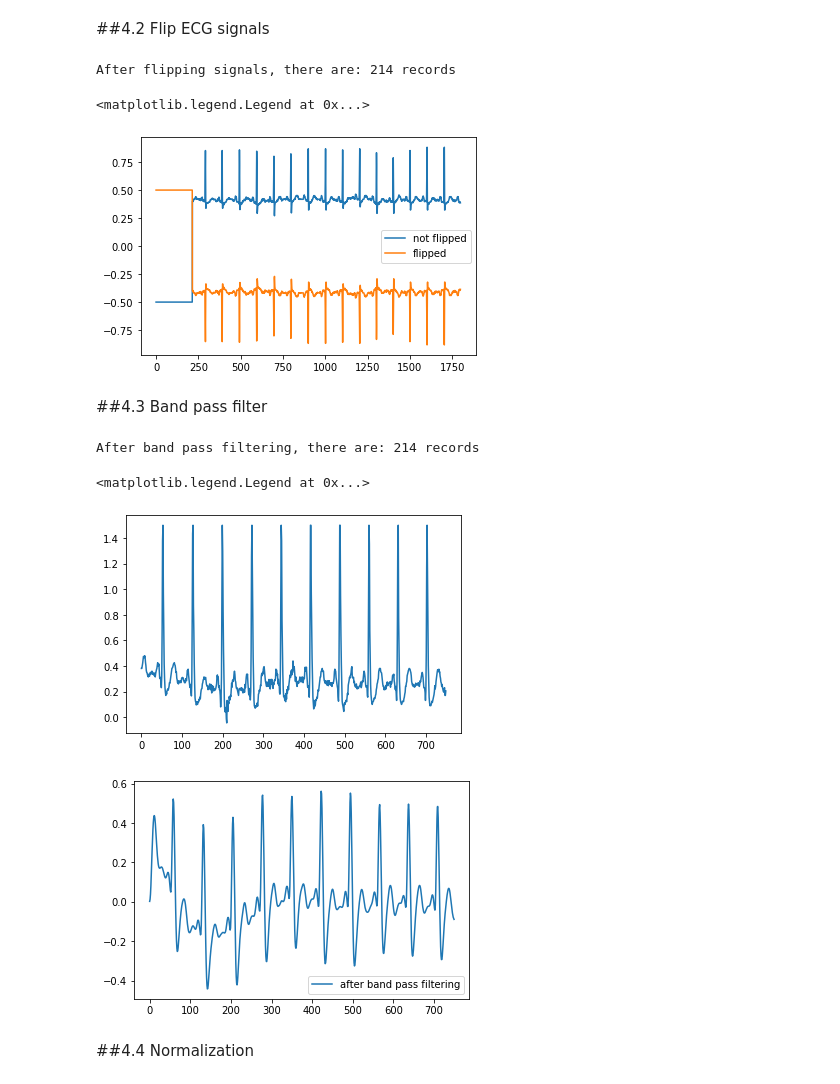
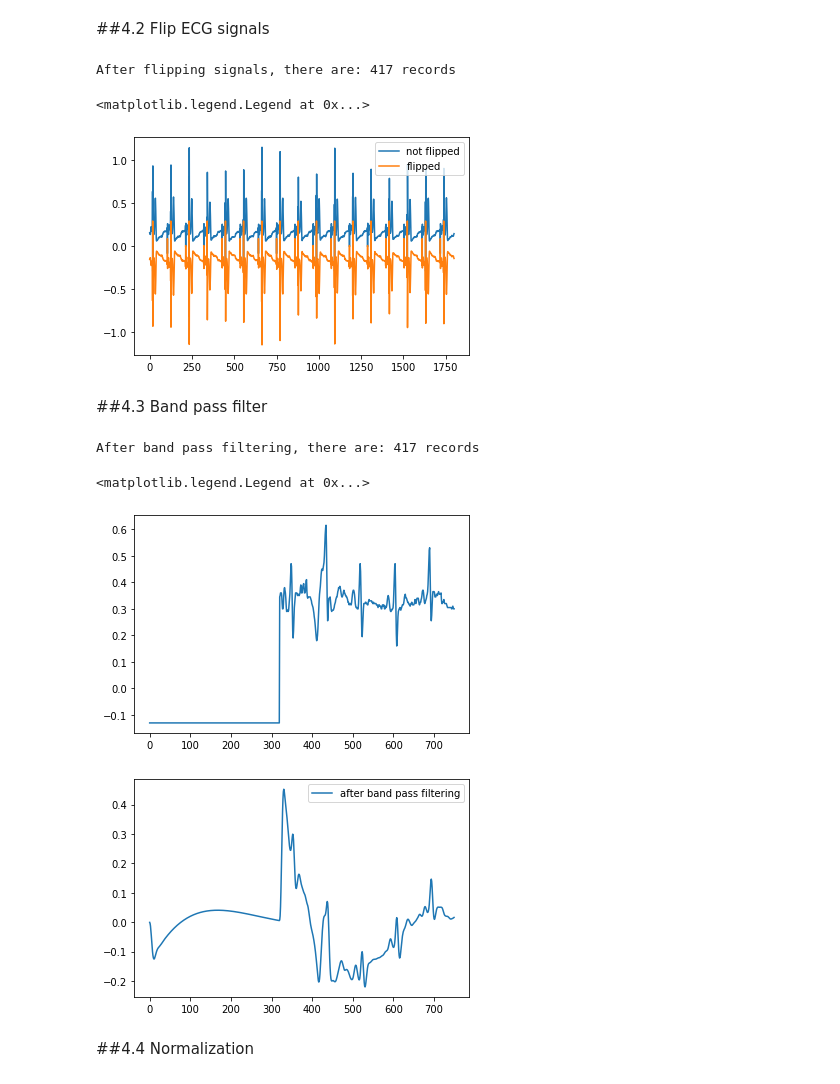
Before and after one commit to supertime1/Afib_PPG, a Jupyter notebook: Afib_Data_Clean.ipynb, the cells around one changed output. Saved outputs shown, nothing was run; the diff lists cells and outputs as text; code cells hidden in the pictures.

```diff
--- a/Afib_Data_Clean.ipynb
+++ b/Afib_Data_Clean.ipynb
@@ -64,7 +49,7 @@ True
 #3.Load ECG and PPG data
 # %%
 hd_names = []
-for name in glob.glob("D:WFDB//matched/p08/*/[0-9]*[!layout][!n].dat"):
+for name in glob.glob("D:WFDB//matched/p09/*/[0-9]*[!layout][!n].dat"):
   if os.path.getsize(name) < 17*1024:
     continue
   position = name.index('.')
@@ -110,13 +95,13 @@ PPG signals len: 235
 # %%
 #save the data
 #save ECG data
-with open('D:WFDB//matched/ECG_signals_p08.pkl', "wb") as fp:
+with open('D:WFDB//matched/ECG_signals_p09.pkl', "wb") as fp:
   pickle.dump(ECG_signals, fp)
 #save PPG data
-with open('D:WFDB//matched/PPG_signals_p08.pkl', "wb") as fp:
+with open('D:WFDB//matched/PPG_signals_p09.pkl', "wb") as fp:
   pickle.dump(PPG_signals, fp)
 # %%
-with open('C:/Users/57lzhang/Downloads/ECG_signals.pkl', "rb") as fp:
+with open('D:WFDB//matched/ECG_signals_p09.pkl', "rb") as fp:
   raw_ECG_signals = pickle.load(fp)
 # %% [markdown]
 #4.Process ECG data
@@ -147,18 +132,18 @@ with open('C:/Users/57lzhang/Downloads/ECG_signals.pkl', "rb") as fp:
 # %% [markdown]
 ##4.2 Flip ECG signals
 # %%
-#rev_ECG_signals = np.multiply(raw_ECG_signals, -1)
+rev_ECG_signals = np.multiply(raw_ECG_signals, -1)
 # %%
-#print("After flipping signals, there are:", len(rev_ECG_signals), "records")
+print("After flipping signals, there are:", len(rev_ECG_signals), "records")
 # %% [output]
-After flipping signals, there are: 214 records
+After flipping signals, there are: 417 records
 # %%
-#plt.plot(raw_ECG_signals[0][:1800],label = "not flipped")
-#plt.plot(rev_ECG_signals[0][:1800], label="flipped")
-#plt.legend()
+plt.plot(raw_ECG_signals[0][:1800],label = "not flipped")
+plt.plot(rev_ECG_signals[0][:1800], label="flipped")
+plt.legend()
 # %% [output]
 <matplotlib.legend.Legend at 0x...>
-[figure, old version]
+[figure, new version]
 # %% [markdown]
 ##4.3 Band pass filter
 # %%
@@ -182,7 +167,7 @@ for i in range(len(raw_ECG_signals)):
   bf_ECG_signals.append(bf_ECG_signal)
 print("After band pass filtering, there are:", len(bf_ECG_signals), "records")
 # %% [output]
-After band pass filtering, there are: 214 records
+After band pass filtering, there are: 417 records
 # %%
 plt.plot(raw_ECG_signals[2][:750],label="before band pass filtering")
 plt.figure()
@@ -190,8 +175,8 @@ plt.plot(bf_ECG_signals[2][:750], label="after band pass filtering")
 plt.legend()
 # %% [output]
 <matplotlib.legend.Legend at 0x...>
-[figure, old version]
+[figure, new version]
-[figure, old version]
+[figure, new version]
 # %% [markdown]
 ##4.4 Normalization
 # %% [markdown]
```
Also changed, not shown: parts of 8 cells of this notebook.
